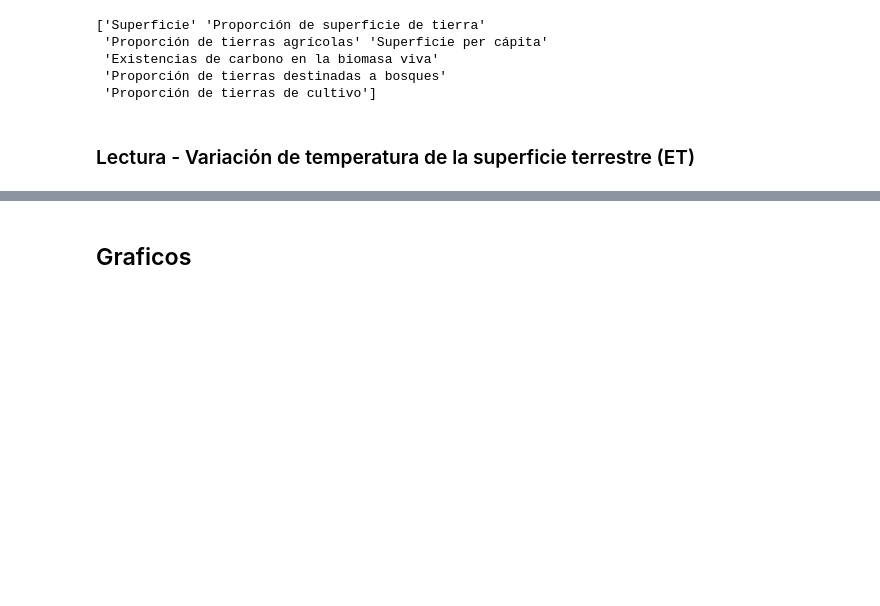
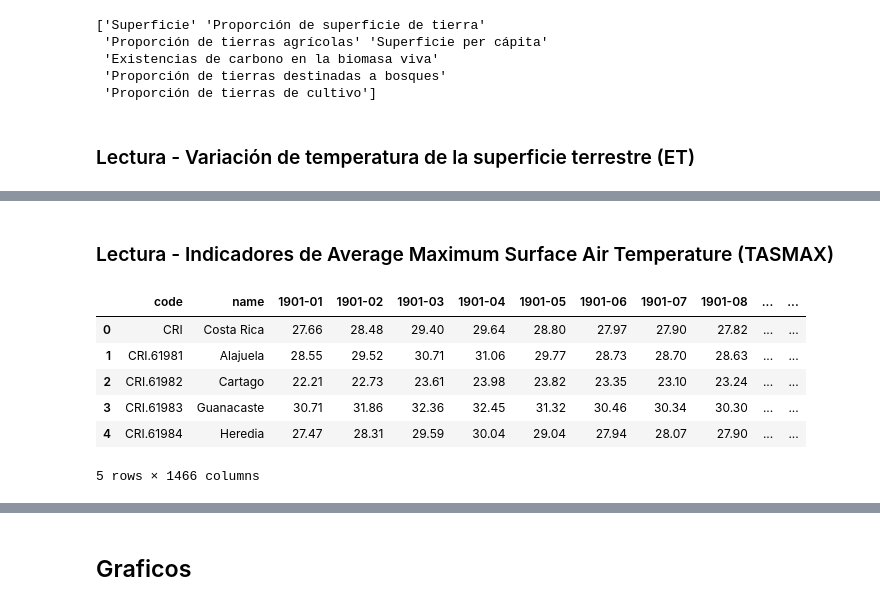
Before and after one commit to jalmengor/experimental-design-project, a Jupyter notebook: experimento.ipynb, the cells around one changed output, grey strips where cells are left out. Drawn from its saved outputs; the diff is of its cells as text; code cells hidden in the pictures; blank space fills up the shorter version.

```diff
--- a/experimento.ipynb
+++ b/experimento.ipynb
@@ -100,0 +133,16 @@ df_rainfall.head()
+# %% [markdown]
+### Lectura - Indicadores de Average Maximum Surface Air Temperature (TASMAX)
+# %%
+# Indicadores de Average Maximum Surface Air Temperature
+# https://cckpapi.worldbank.org/cckp/v1/cru-x0.5_timeseries_tasmax_timeseries_monthly_1901-2022_mean_historical_cru_ts4.07_mean/CRI,CRI.61981,CRI.61982,CRI.61983,CRI.61984,CRI.61985,CRI.61986,CRI.61987?_format=json
+
+df_tasmax = pd.read_excel('data/tasmax_timeseries_monthly_1901-2022_mean_historical.xlsx', sheet_name='all')
+df_tasmax.head()
+# %% [output]
+|  | code | name | 1901-01 | 1901-02 | 1901-03 | 1901-04 | 1901-05 | 1901-06 | 1901-07 | 1901-08 | ... | ... |
+| 0 | CRI | Costa Rica | 27.66 | 28.48 | 29.40 | 29.64 | 28.80 | 27.97 | 27.90 | 27.82 | ... | ... |
+| 1 | CRI.61981 | Alajuela | 28.55 | 29.52 | 30.71 | 31.06 | 29.77 | 28.73 | 28.70 | 28.63 | ... | ... |
+| 2 | CRI.61982 | Cartago | 22.21 | 22.73 | 23.61 | 23.98 | 23.82 | 23.35 | 23.10 | 23.24 | ... | ... |
+| 3 | CRI.61983 | Guanacaste | 30.71 | 31.86 | 32.36 | 32.45 | 31.32 | 30.46 | 30.34 | 30.30 | ... | ... |
+| 4 | CRI.61984 | Heredia | 27.47 | 28.31 | 29.59 | 30.04 | 29.04 | 27.94 | 28.07 | 27.90 | ... | ... |
+5 rows × 1466 columns
```
Also changed, not shown: parts of 7 cells of this notebook.
